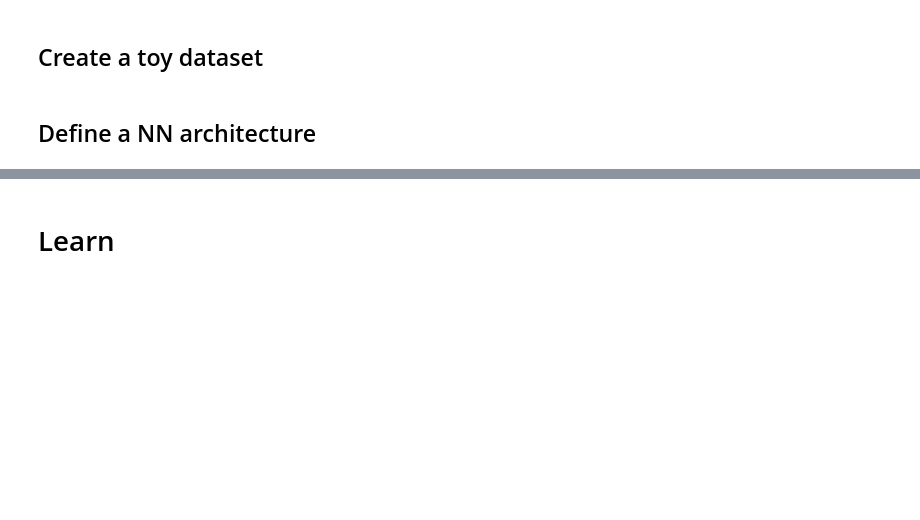
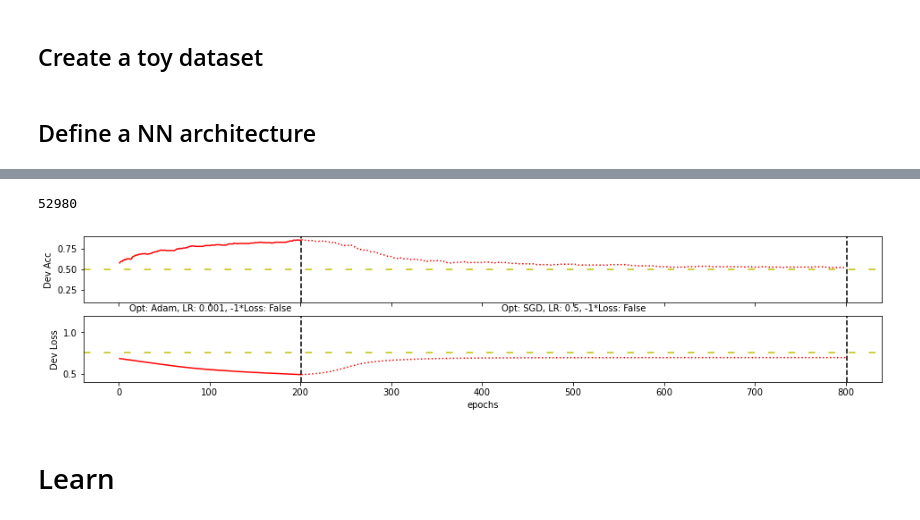
Before and after one commit to Libr-AI/fairlib, a Jupyter notebook: dev/dev_unleanring.ipynb, the cells around one changed output, grey strips where cells are left out. Saved outputs shown, nothing was run; the diff lists cells and outputs as text; code cells hidden in the pictures; blank space fills up the shorter version.

```diff
--- a/dev/dev_unleanring.ipynb
+++ b/dev/dev_unleanring.ipynb
@@ -192,3 +192,20 @@ for _ in range(1):
+# %%
+set_all_seed(2021)
+for _ in range(1):
+    _seed = random.randint(0,1e+5)
+    print(_seed)
+    exam_unlearning(
+        optimizers = [(Adam, 0.001), (SGD, 0.5)],
+        negative_loss = [False, False],
+        epochs  = [200, 600],
+        uniform_label= [False, True],
+        seed=_seed,
+        plot_path = Path(r"D:\Project\XH-PhD\Meeting Recap\Img\Adv_Learn_to_Forget"),
+        file_name = "exp5_SGD_5e-1"
+        )
+# %% [output]
+52980
+[figure, added]
 # %% [markdown]
 # Learn
 # %%
```
Also changed, not shown: parts of 1 cell of this notebook.
